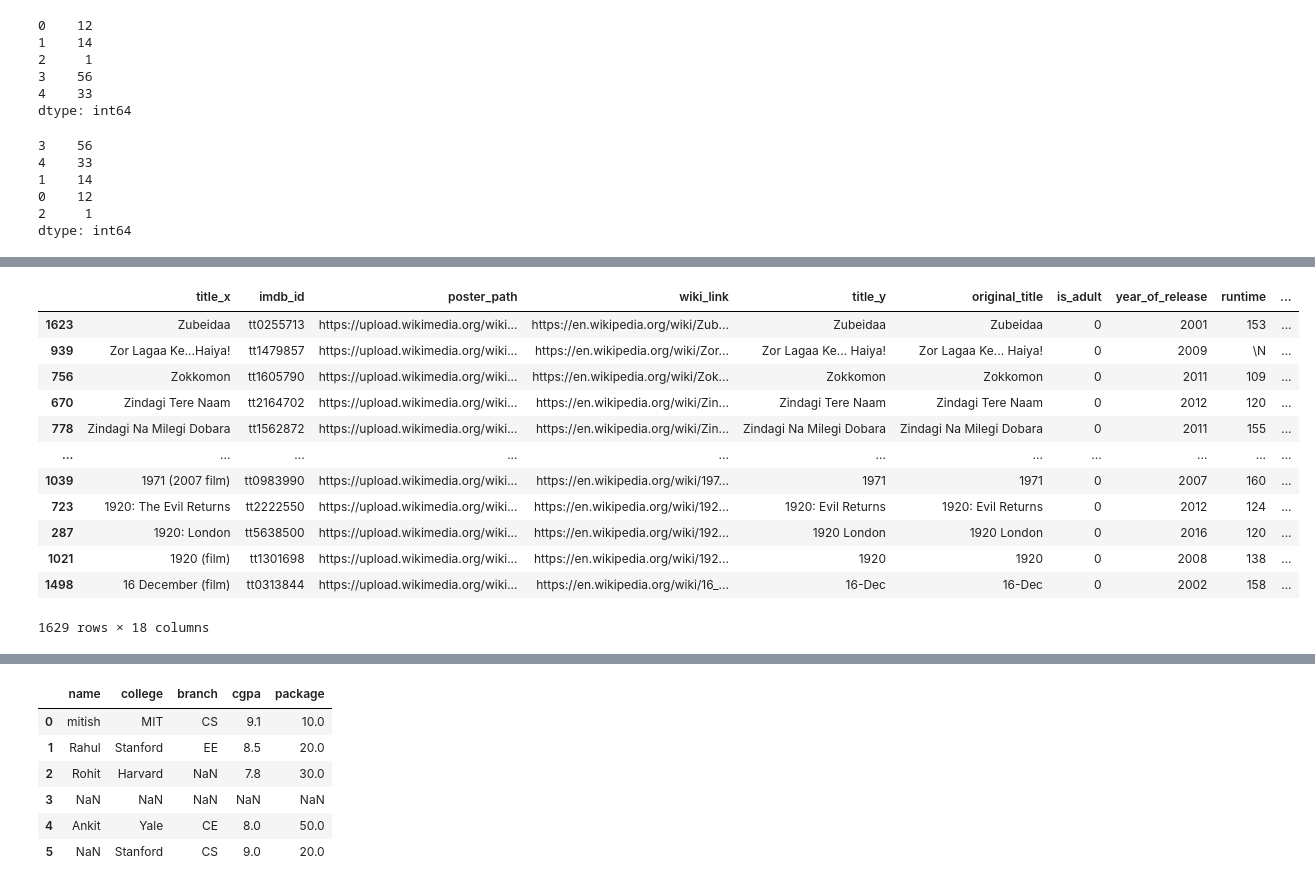
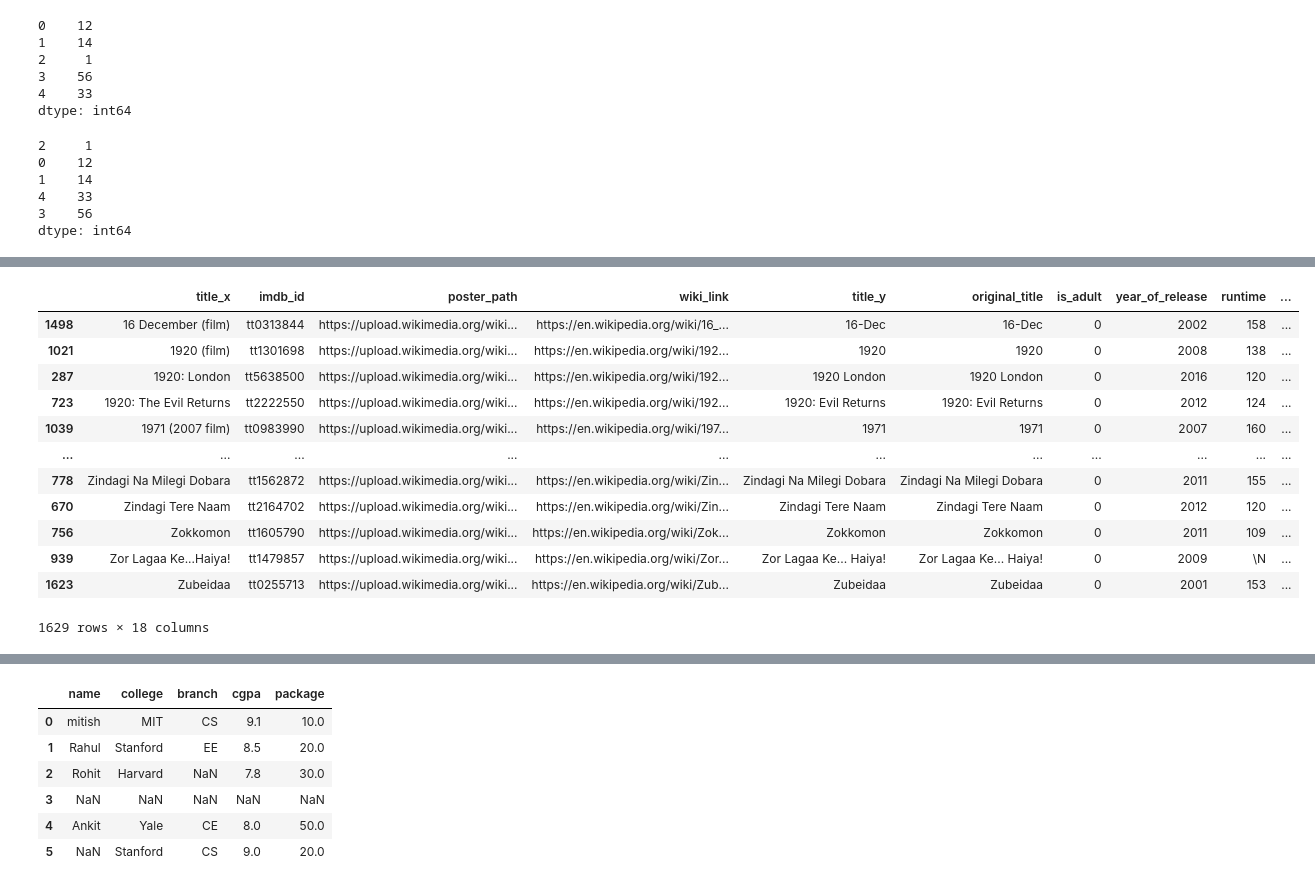
Before and after one commit to rahulkumar80026/Machine-Learning-Basic-to-Advanced, a Jupyter notebook: Pandas/Pandas3.ipynb, the cells around one changed output, grey strips where cells are left out. Saved outputs shown, nothing was run; the diff lists cells and outputs as text; code cells hidden in the pictures.

```diff
--- a/Pandas/Pandas3.ipynb
+++ b/Pandas/Pandas3.ipynb
@@ -136,13 +136,14 @@ x
 4    33
 dtype: int64
 # %%
-x.sort_values(ascending=False)
+x.sort_values()
+# x.sort_values(ascending=False)
 # %% [output]
+2     1
+0    12
+1    14
+4    33
 3    56
-4    33
-1    14
-0    12
-2     1
 dtype: int64
 # %%
 movies = pd.read_csv("movies.csv")
@@ -155,18 +156,19 @@ movies.head()
 | 3 | Why Cheat India | tt8108208 | https://upload.wikimedia.org/wiki... | https://en.wikipedia.org/wiki/Why... | Why Cheat India | Why Cheat India | 0 | 2019 | 121 | ... |
 | 4 | Evening Shadows | tt6028796 | NaN | https://en.wikipedia.org/wiki/Eve... | Evening Shadows | Evening Shadows | 0 | 2018 | 102 | ... |
 # %%
-movies.sort_values('title_x',ascending=False)
+movies.sort_values('title_x')
+# movies.sort_values('title_x',ascending=False)
 # %% [output]
 |  | title_x | imdb_id | poster_path | wiki_link | title_y | original_title | is_adult | year_of_release | runtime | ... |
+| 1498 | 16 December (film) | tt0313844 | https://upload.wikimedia.org/wiki... | https://en.wikipedia.org/wiki/16_... | 16-Dec | 16-Dec | 0 | 2002 | 158 | ... |
+| 1021 | 1920 (film) | tt1301698 | https://upload.wikimedia.org/wiki... | https://en.wikipedia.org/wiki/192... | 1920 | 1920 | 0 | 2008 | 138 | ... |
+| 287 | 1920: London | tt5638500 | https://upload.wikimedia.org/wiki... | https://en.wikipedia.org/wiki/192... | 1920 London | 1920 London | 0 | 2016 | 120 | ... |
+| 723 | 1920: The Evil Returns | tt2222550 | https://upload.wikimedia.org/wiki... | https://en.wikipedia.org/wiki/192... | 1920: Evil Returns | 1920: Evil Returns | 0 | 2012 | 124 | ... |
+| 1039 | 1971 (2007 film) | tt0983990 | https://upload.wikimedia.org/wiki... | https://en.wikipedia.org/wiki/197... | 1971 | 1971 | 0 | 2007 | 160 | ... |
+| ... | ... | ... | ... | ... | ... | ... | ... | ... | ... | ... |
+| 778 | Zindagi Na Milegi Dobara | tt1562872 | https://upload.wikimedia.org/wiki... | https://en.wikipedia.org/wiki/Zin... | Zindagi Na Milegi Dobara | Zindagi Na Milegi Dobara | 0 | 2011 | 155 | ... |
+| 670 | Zindagi Tere Naam | tt2164702 | https://upload.wikimedia.org/wiki... | https://en.wikipedia.org/wiki/Zin... | Zindagi Tere Naam | Zindagi Tere Naam | 0 | 2012 | 120 | ... |
+| 756 | Zokkomon | tt1605790 | https://upload.wikimedia.org/wiki... | https://en.wikipedia.org/wiki/Zok... | Zokkomon | Zokkomon | 0 | 2011 | 109 | ... |
+| 939 | Zor Lagaa Ke...Haiya! | tt1479857 | https://upload.wikimedia.org/wiki... | https://en.wikipedia.org/wiki/Zor... | Zor Lagaa Ke... Haiya! | Zor Lagaa Ke... Haiya! | 0 | 2009 | \N | ... |
 | 1623 | Zubeidaa | tt0255713 | https://upload.wikimedia.org/wiki... | https://en.wikipedia.org/wiki/Zub... | Zubeidaa | Zubeidaa | 0 | 2001 | 153 | ... |
-| 939 | Zor Lagaa Ke...Haiya! | tt1479857 | https://upload.wikimedia.org/wiki... | https://en.wikipedia.org/wiki/Zor... | Zor Lagaa Ke... Haiya! | Zor Lagaa Ke... Haiya! | 0 | 2009 | \N | ... |
-| 756 | Zokkomon | tt1605790 | https://upload.wikimedia.org/wiki... | https://en.wikipedia.org/wiki/Zok... | Zokkomon | Zokkomon | 0 | 2011 | 109 | ... |
-| 670 | Zindagi Tere Naam | tt2164702 | https://upload.wikimedia.org/wiki... | https://en.wikipedia.org/wiki/Zin... | Zindagi Tere Naam | Zindagi Tere Naam | 0 | 2012 | 120 | ... |
-| 778 | Zindagi Na Milegi Dobara | tt1562872 | https://upload.wikimedia.org/wiki... | https://en.wikipedia.org/wiki/Zin... | Zindagi Na Milegi Dobara | Zindagi Na Milegi Dobara | 0 | 2011 | 155 | ... |
-| ... | ... | ... | ... | ... | ... | ... | ... | ... | ... | ... |
-| 1039 | 1971 (2007 film) | tt0983990 | https://upload.wikimedia.org/wiki... | https://en.wikipedia.org/wiki/197... | 1971 | 1971 | 0 | 2007 | 160 | ... |
-| 723 | 1920: The Evil Returns | tt2222550 | https://upload.wikimedia.org/wiki... | https://en.wikipedia.org/wiki/192... | 1920: Evil Returns | 1920: Evil Returns | 0 | 2012 | 124 | ... |
-| 287 | 1920: London | tt5638500 | https://upload.wikimedia.org/wiki... | https://en.wikipedia.org/wiki/192... | 1920 London | 1920 London | 0 | 2016 | 120 | ... |
-| 1021 | 1920 (film) | tt1301698 | https://upload.wikimedia.org/wiki... | https://en.wikipedia.org/wiki/192... | 1920 | 1920 | 0 | 2008 | 138 | ... |
-| 1498 | 16 December (film) | tt0313844 | https://upload.wikimedia.org/wiki... | https://en.wikipedia.org/wiki/16_... | 16-Dec | 16-Dec | 0 | 2002 | 158 | ... |
 1629 rows × 18 columns
```
Also changed, not shown: parts of 37 cells of this notebook, 1 other file.
